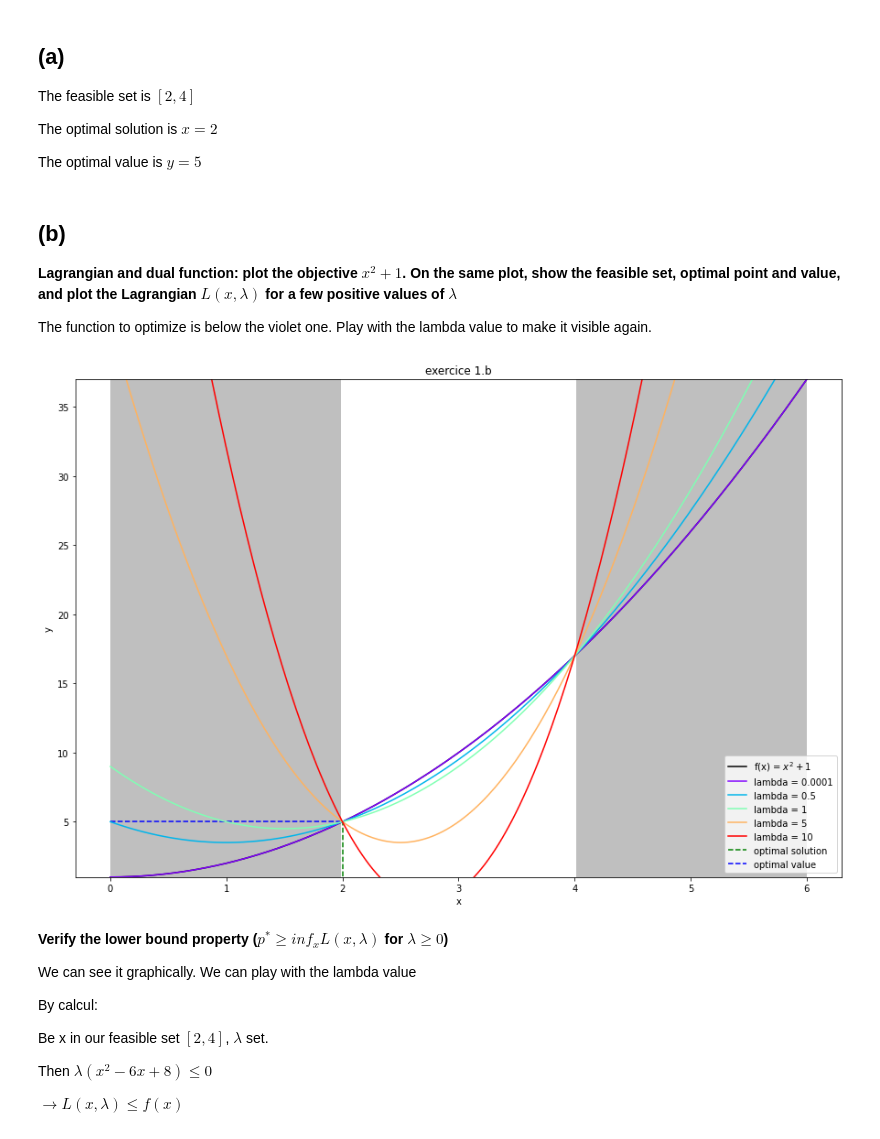
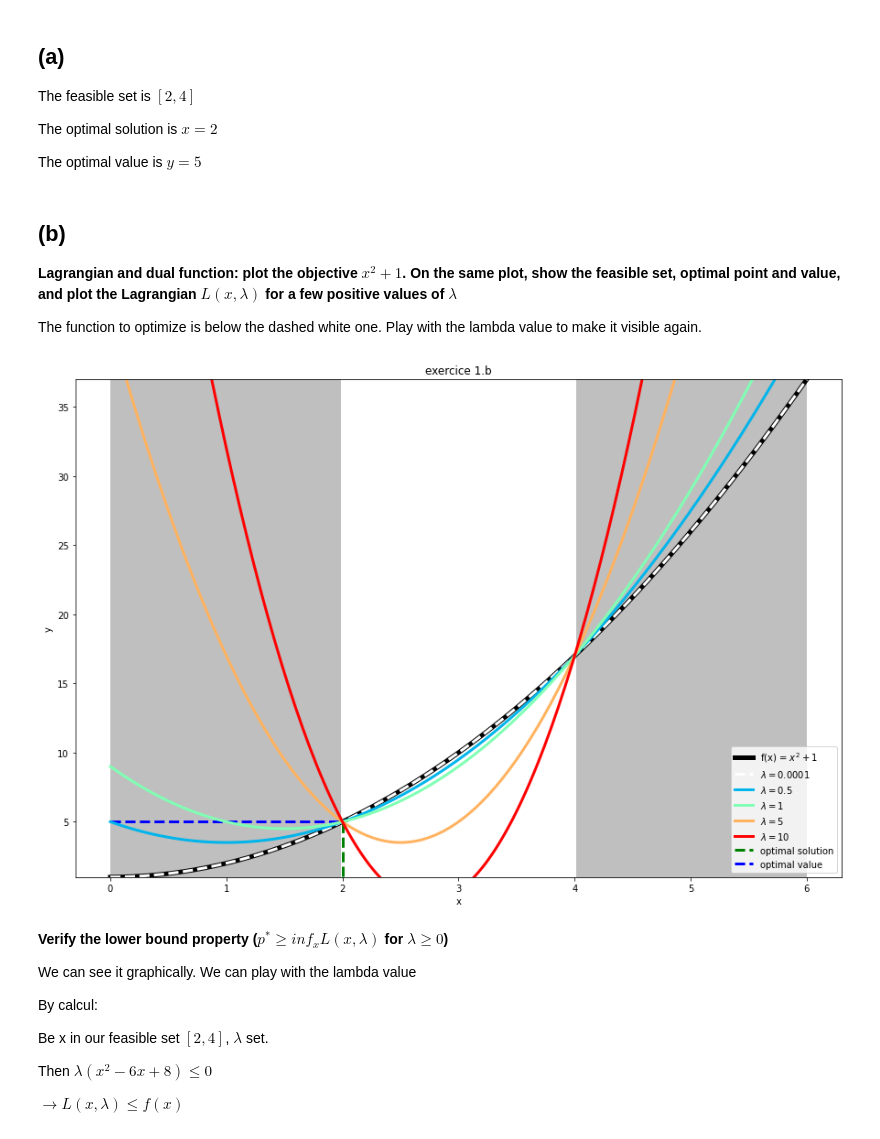
Before and after one commit to schallerala/mcs-applied-optimization, a Jupyter notebook: aopt-exercise4/part1-lagrange-duality-kkt-condition/part1/part1.ipynb, the cells around one changed output. Cells and saved outputs as stored; diff of their text form; code cells hidden in the pictures.

Commit message:
Improve plot readability and produce pdf

```diff
--- a/aopt-exercise4/part1-lagrange-duality-kkt-condition/part1/part1.ipynb
+++ b/aopt-exercise4/part1-lagrange-duality-kkt-condition/part1/part1.ipynb
@@ -52,45 +52,46 @@ The optimal value is $y = 5$
 **Lagrangian and dual function: plot the objective $x^2 + 1$. On the same plot, show the feasible set,
 optimal point and value, and plot the Lagrangian $L(x,\lambda)$ for a few positive values of $\lambda$**
 
-The function to optimize is below the violet one. Play with the lambda value to make it visible again.
+The function to optimize is below the dashed white one. Play with the lambda value to make it visible again.
 # %%
 f = lambda x: x**2 + 1
 lagrangian = lambda x,l: x**2 + 1 + l*(x**2 - 6*x + 8)
 
 plt.figure(figsize=(15, 10))
 
 x = np.linspace(0, 6, 200)
 y = f(x)
 
 #Plot function to minimize
-plt.plot(x, y, color='black',label="f(x) = $x^2 + 1$")
+plt.plot(x, y, color='black', linewidth=5, label="f(x) = $x^2 + 1$")
 
 #Add constraints
 plt.fill_between(x, y.min(), y.max(), where=x > 4,
                 facecolor='grey', alpha=0.5)
 plt.fill_between(x, y.min(), y.max(), where=x < 2,
                 facecolor='grey', alpha=0.5)
 
 #Add solution and value
-plt.vlines(2, 0, f(2), linestyle="dashed",label="optimal solution",colors="green")
-plt.hlines(f(2), 0, 2, linestyle="dashed",label="optimal value",colors="blue")
+plt.vlines(2, 0, f(2), linestyle="dashed", linewidth=3, label="optimal solution",colors="green")
+plt.hlines(f(2), 0, 2, linestyle="dashed", linewidth=3, label="optimal value",colors="blue")
 
 #Add different lagrangian
 lambda_value = [0.0001, 0.5,1,5,10]
 color = plt.cm.rainbow(np.linspace(0, 1, len(lambda_value)))
 
-for l,c in zip(lambda_value,color):
-    plt.plot(x,lagrangian(x,l),color=c,label=f"lambda = {l}")
+for i, (l, c) in enumerate(zip(lambda_value, color)):
+    c, ls = ("white", "--") if i == 0 else (c, "-")
+    plt.plot(x, lagrangian(x, l), color=c, ls=ls, linewidth=3, label=f"$\lambda = {l}$")
 
 plt.ylim(y.min(),y.max())
 plt.xlabel("x")
 plt.ylabel("y")
 plt.title("exercice 1.b")
 plt.legend()
 
 plt.show()
 # %% [output]
-[figure, old version]
+[figure, new version]
 # %% [markdown]
 **Verify the lower bound property ($p^* \ge inf_x L(x,\lambda)$ for $\lambda \ge 0$)**
 
```
Also changed, not shown: parts of 1 cell of this notebook, 1 other file.
